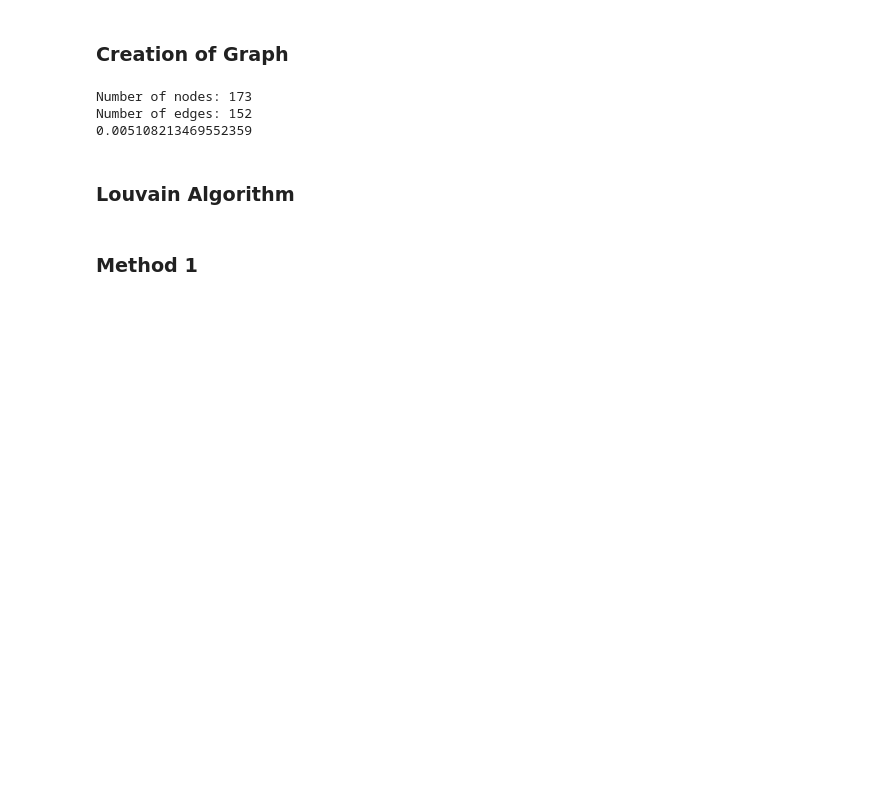
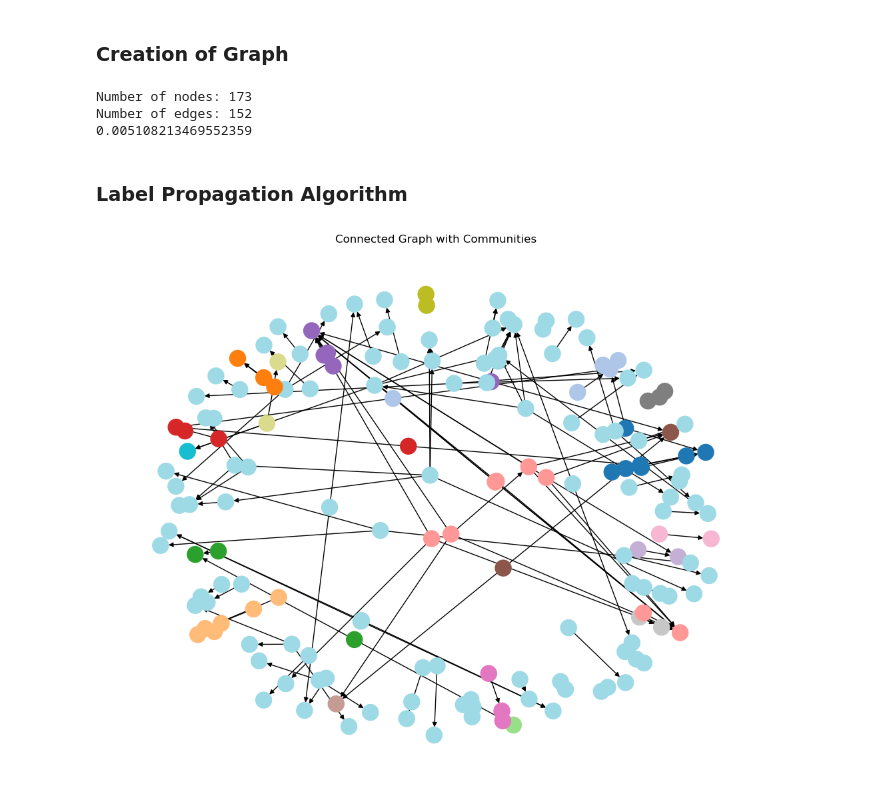
Before and after one commit to ChetaNMahipaL/Graph_Neural_Network, a Jupyter notebook: Task_2_Louvain.ipynb, the cells around one changed output. Saved outputs shown, nothing was run; the diff lists cells and outputs as text; code cells hidden in the pictures; blank space fills up the shorter version.

Commit message:
Label Propogation Implemented

```diff
--- a/Task_2_Louvain.ipynb
+++ b/Task_2_Louvain.ipynb
@@ -66,6 +69,80 @@ Number of nodes: 173
 Number of edges: 152
 0.005108213469552359
 # %% [markdown]
-### **Louvain Algorithm**
+### **Label Propagation Algorithm**
-# %% [markdown]
-### **Method 1**
+# %%
+from collections import defaultdict
+
+def label_propagation_directed(G):
+    # Initialize labels for each node
+    labels = {node: node for node in G.nodes()}
+
+    while True:
+        # Create a copy of current labels to check for convergence
+        old_labels = labels.copy()
+
+        # Iterate over each node in the graph
+        for node in G.nodes():
+            # Get the labels of the neighbors of the current node
+            neighbor_labels = [labels[neighbor] for neighbor in G.successors(node)]
+
+            if neighbor_labels:  # Check if there are any outgoing edges from the current node
+                # Count the occurrences of each label
+                label_counts = defaultdict(int)
+                for label in neighbor_labels:
+                    label_counts[label] += 1
+
+                # Get the label with the highest count
+                max_label = max(label_counts, key=label_counts.get)
+
+                # Update the label of the current node
+                labels[node] = max_label
+
+        # Check for convergence
+        if old_labels == labels:
+            break
+
+    # Construct communities based on labels
+    communities = defaultdict(list)
+    for node, label in labels.items():
+        communities[label].append(node)
+
+    return communities
+
+
+
+
+communities = label_propagation_directed(G_lat)
+# print("Communities identified by Label Propagation:")
+# for label, nodes in communities.items():
+#     print("Community {}: {}".format(label, nodes))
+
+# Assign community information as node attributes
+# for label, nodes in communities.items():
+#     for node in nodes:
+#         G_lat.nodes[node]['community'] = label
+
+# # Export the graph to GraphML format
+# nx.write_graphml(G_lat, "graph_with_communities.graphml")
+
+for label, nodes in communities.items():
+    for node in nodes:
+        G_lat.nodes[node]['community'] = label
+
+# Create a color map for communities
+community_colors = {}
+for i, label in enumerate(communities):
+    community_colors[label] = plt.cm.tab20(i)  # Adjust colormap as needed
+
+# Extract community information as a node attribute
+node_colors = [community_colors[G_lat.nodes[node]['community']] for node in G_lat.nodes()]
+
+# Plot the graph
+plt.figure(figsize=(10, 8))
+pos = nx.spring_layout(G_lat)  # Change layout if needed
+nx.draw(G_lat, pos, node_color=node_colors, with_labels=False)
+plt.title('Connected Graph with Communities')
+plt.show()
+# plt.savefig("Label_Prop_Gr.png")
+# %% [output]
+[figure, added]
```
Also changed, not shown: parts of 1 cell of this notebook, 4 other files.
